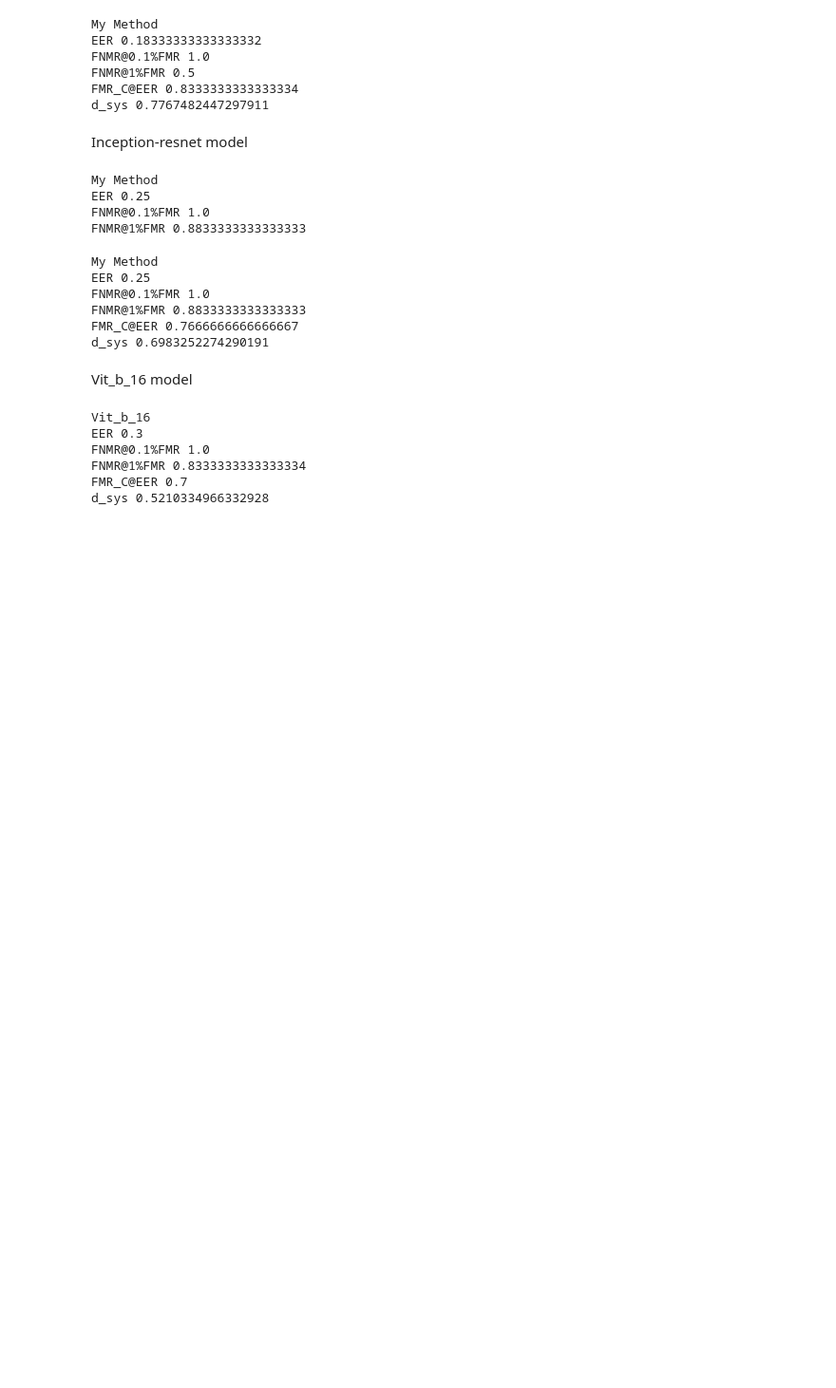
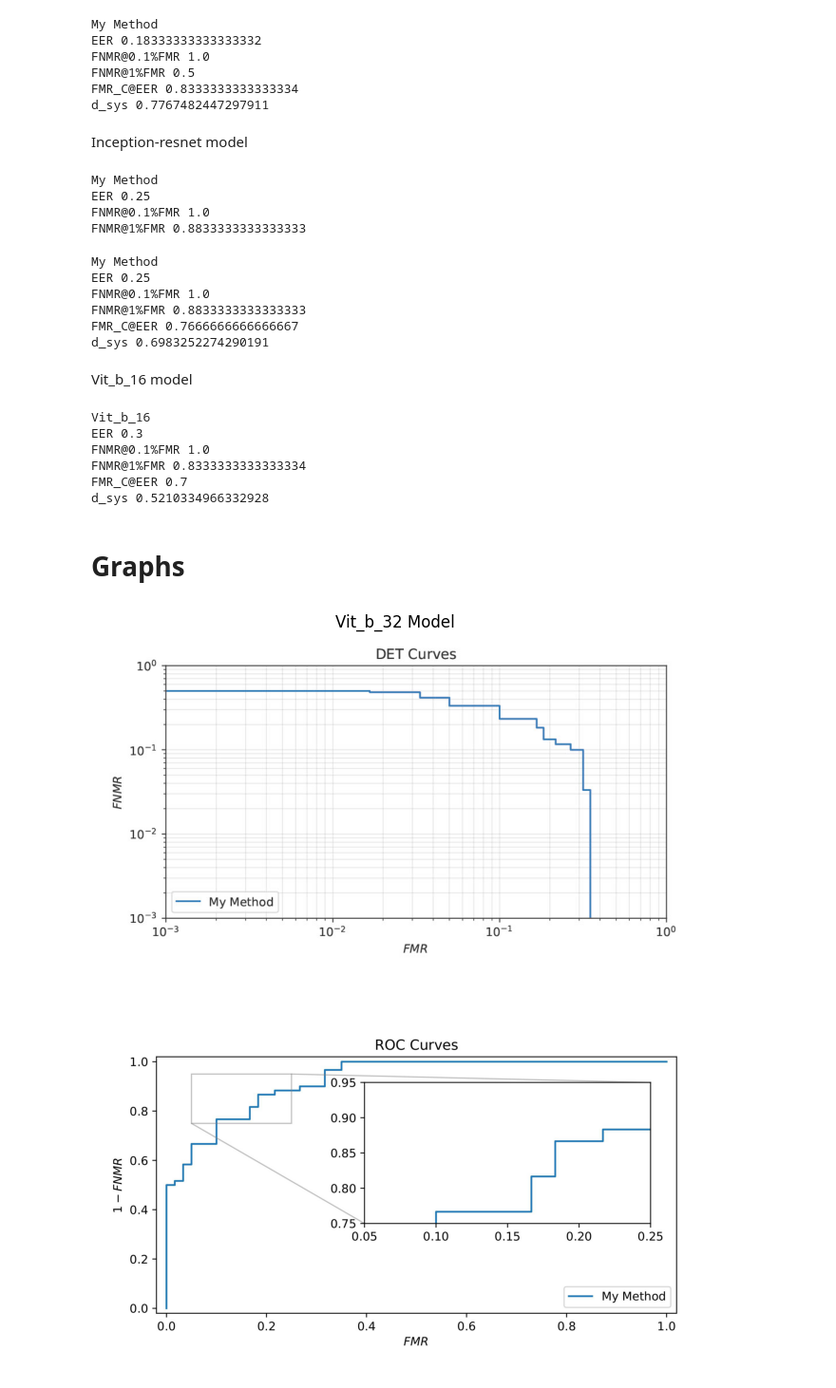
Before and after one commit to krish-navulla/SecureTLForIrisBiometrics, a Jupyter notebook: Secure_IRIS.ipynb, the cells around one changed output. Shown: that part at 95% size. Drawn from its saved outputs; the diff is of its cells as text; code cells hidden in the pictures; blank space fills up the shorter version.

```diff
--- a/Secure_IRIS.ipynb
+++ b/Secure_IRIS.ipynb
@@ -409,3 +380,5 @@ FNMR@0.1%FMR 1.0
 FNMR@1%FMR 0.8333333333333334
 FMR_C@EER 0.7
 d_sys 0.5210334966332928
+# %% [markdown]
+# Graphs
@@ -411,0 +390,16 @@ d_sys 0.5210334966332928
+# %%
+folder_path = "/content/SecureTLForIrisBiometrics/IRIS_Attention"
+jpg_files = [file for file in os.listdir("/content/SecureTLForIrisBiometrics/IRIS_Attention") if file.endswith('.jpg')]
+title = ["Vit_b_32 Model", " ", " "]
+# Display each image
+for i, file in enumerate(jpg_files):
+  file_path = os.path.join(folder_path, file)
+  image = Image.open(file_path)
+  plt.figure(figsize=(8, 6))
+  plt.imshow(image)
+  plt.title(title[i])
+  plt.axis('off')
+  plt.show()
+# %% [output]
+[figure, added]
+[figure, added]
```
Also changed, not shown: parts of 16 cells of this notebook.
